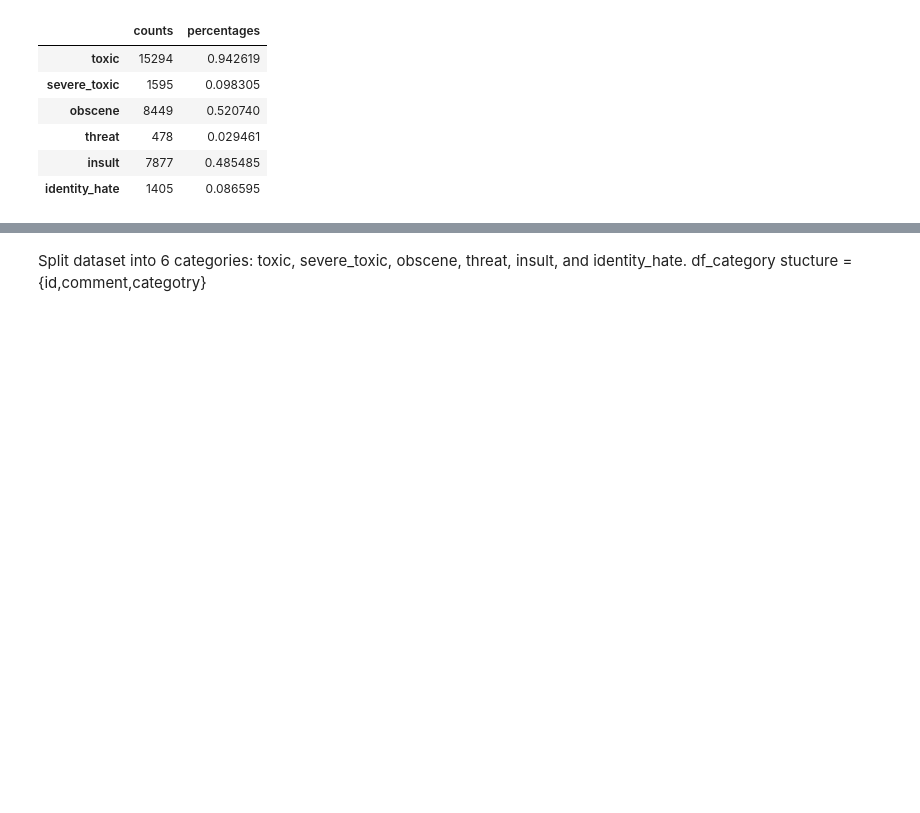
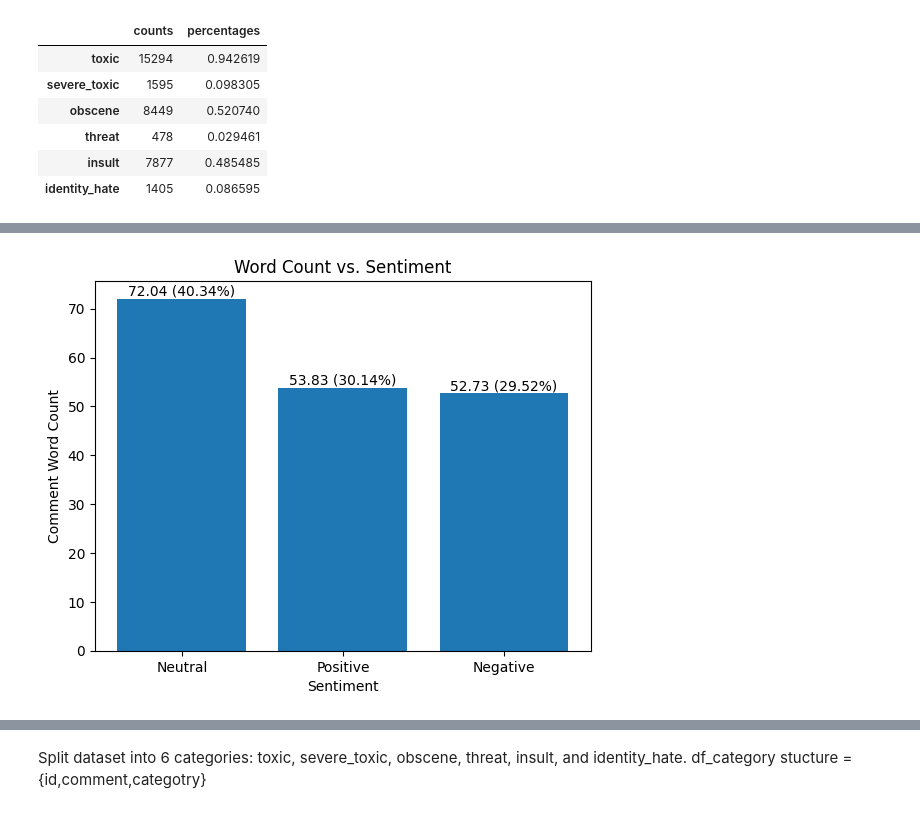
Before and after one commit to whoismanoj/Team3-SC1005-miniProject-ToxicCommentClassifier, a Jupyter notebook: DSAI_Project.ipynb, the cells around one changed output, grey strips where cells are left out. Cells and saved outputs as stored; diff of their text form; code cells hidden in the pictures; blank space fills up the shorter version.

```diff
--- a/DSAI_Project.ipynb
+++ b/DSAI_Project.ipynb
@@ -275,0 +334,19 @@ IndexError: index 6 is out of bounds for axis 0 with size 6
+# %%
+values = category_word_count
+
+# calculate percentages
+total = sum(values)
+percentages = [(value / total) * 100 for value in values]
+
+# plot the bar graph
+fig, ax = plt.subplots()
+ax.bar(categories, values)
+ax.set_title('Word Count vs. Sentiment')
+ax.set_xlabel('Sentiment')
+ax.set_ylabel('Comment Word Count')
+
+# add percentages as annotations above each bar
+for i, value in enumerate(values):
+    ax.annotate(f'{value} ({percentages[i]:.2f}%)', xy=(i, value), ha='center', va='bottom')
+# %% [output]
+[figure, added]
```
Also changed, not shown: parts of 14 cells of this notebook.
